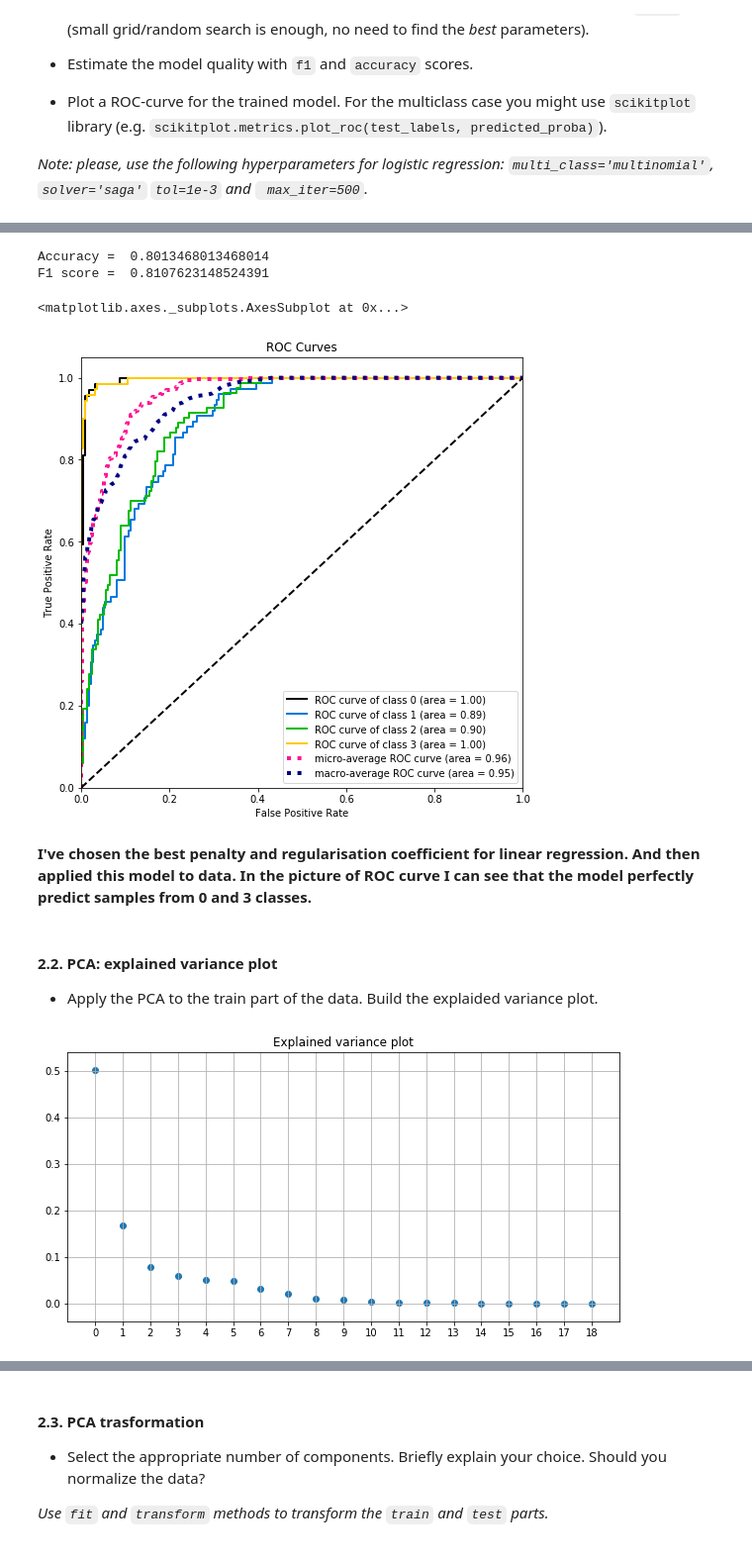
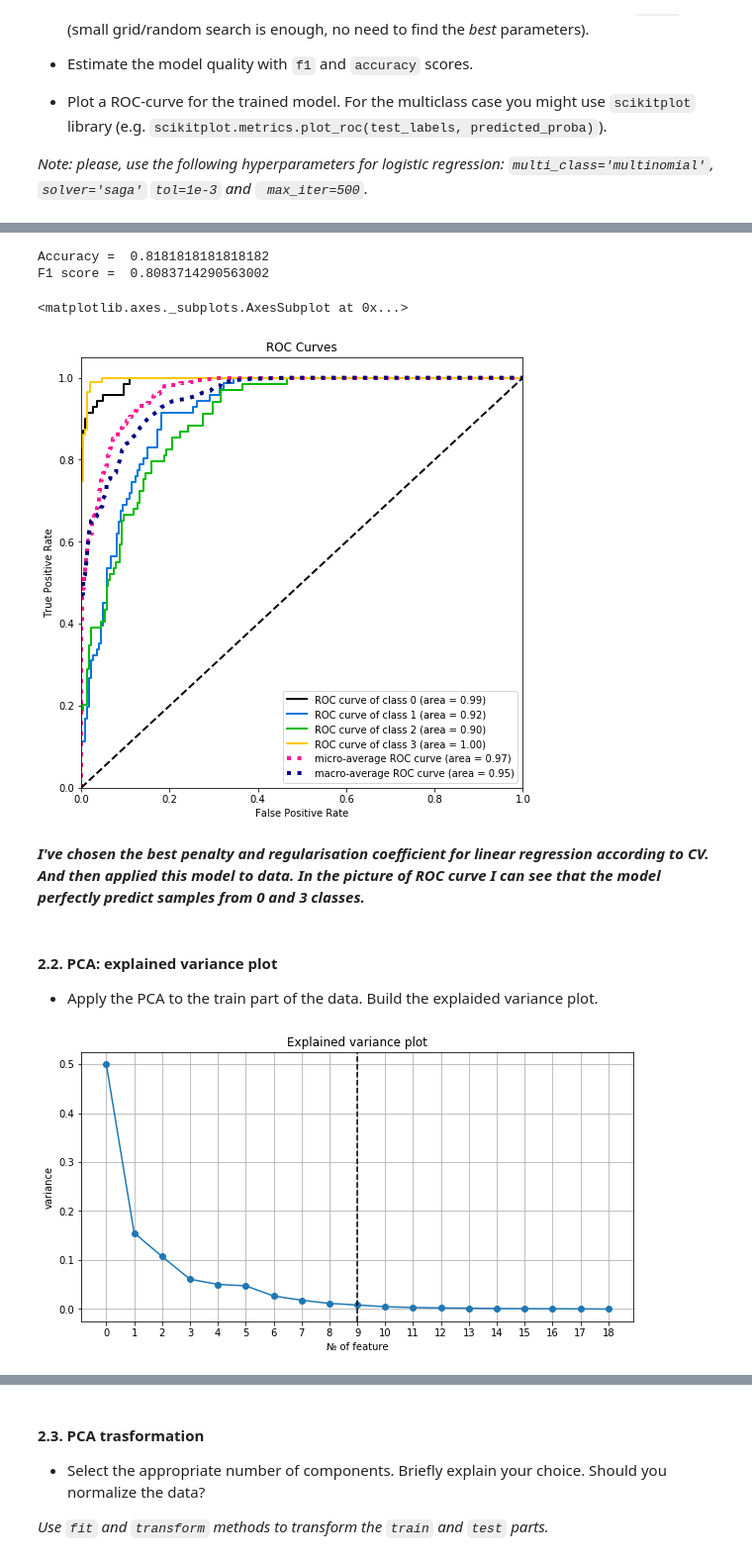
Before and after one commit to shereneshka/ml-mipt, a Jupyter notebook: homeworks_basic/Lab1_ML_pipeline_and_SVM/Lab1_part2_ml_pipeline.ipynb, the cells around one changed output, grey strips where cells are left out. Shown at 99% size. Drawn from its saved outputs; the diff is of its cells as text; code cells hidden in the pictures.

```diff
--- a/homeworks_basic/Lab1_ML_pipeline_and_SVM/Lab1_part2_ml_pipeline.ipynb
+++ b/homeworks_basic/Lab1_ML_pipeline_and_SVM/Lab1_part2_ml_pipeline.ipynb
@@ -140,9 +136,10 @@ for i in range(4):
 from sklearn.linear_model import LogisticRegression
 from sklearn.metrics import f1_score
 from sklearn.model_selection import GridSearchCV
+from sklearn.model_selection import cross_val_score
 
-lr = LogisticRegression(tol=1e-3, solver='saga', max_iter=500, multi_class='multinomial')
-params = {'penalty':['l1','l2'], 'C':[0.01, 0.1, 1, 10, 100]}
+lr = LogisticRegression(tol=1e-3, solver='saga', max_iter=500, multi_class='multinomial', random_state=42)
+params = {'penalty':['l1','l2'], 'C':[0.1, 0.1, 1, 10]}
 cv = GridSearchCV(lr, params)
 cv.fit(X_train, y_train)
 print('CV score results:')
@@ -164,38 +159,42 @@ CV score results:
 
 BEST C = 10, BEST penalty "l1"
 # %%
-best_lr = LogisticRegression(tol=1e-3, solver='saga', max_iter=500, multi_class='multinomial', C=10, penalty='l1')
+best_lr = LogisticRegression(tol=1e-3, solver='saga', max_iter=500, multi_class='multinomial',
+                             C=cv.best_params_['C'], penalty=cv.best_params_['penalty'], random_state=42)
 best_lr.fit(X_train, y_train)
 y_pred_proba = best_lr.predict_proba(X_test)
 y_pred = best_lr.predict(X_test)
 print('Accuracy = ', best_lr.score(X_test, y_test))
 print('F1 score = ', f1_score(y_test, y_pred, average='macro'))
 # %% [output]
-Accuracy =  0.8013468013468014
-F1 score =  0.8107623148524391
+Accuracy =  0.8181818181818182
+F1 score =  0.8083714290563002
 # %%
 from scikitplot.metrics import plot_roc
 plot_roc(y_test, y_pred_proba, figsize=(8,8))
 # %% [output]
 <matplotlib.axes._subplots.AxesSubplot at 0x...>
-[figure, old version]
+[figure, new version]
 # %% [markdown]
-**I've chosen the best penalty and regularisation coefficient for linear regression. And then applied this model to data. In the picture of ROC curve I can see that the model perfectly predict samples from 0 and 3 classes.**
+**_I've chosen the best penalty and regularisation coefficient for linear regression according to CV. And then applied this model to data. In the picture of ROC curve I can see that the model perfectly predict samples from 0 and 3 classes._**
 # %% [markdown]
 #### 2.2. PCA: explained variance plot
 * Apply the PCA to the train part of the data. Build the explaided variance plot.
 # %%
 ### YOUR CODE HERE
 import matplotlib.pyplot as plt
 from sklearn.decomposition import PCA
-pca = PCA()
+pca = PCA(random_state=42)
 pca.fit(X_train)
 
 plt.figure(figsize=(10,5))
 plt.grid()
 plt.xticks(ticks=np.arange(19))
-plt.scatter(np.arange(19), pca.explained_variance_ratio_)
+plt.plot(np.arange(19), pca.explained_variance_ratio_, '-o')
+plt.axvline(9, linestyle='--', color='black')
 plt.title('Explained variance plot')
+plt.ylabel('variance')
+plt.xlabel('№ of feature')
 plt.show()
 # %% [output]
-[figure, old version]
+[figure, new version]
```
Also changed, not shown: parts of 27 cells of this notebook, 5 other files.
